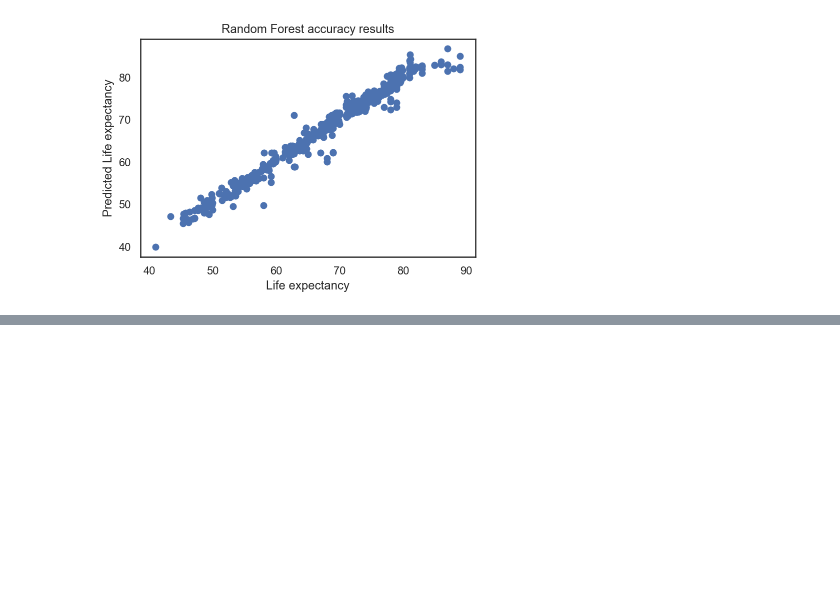
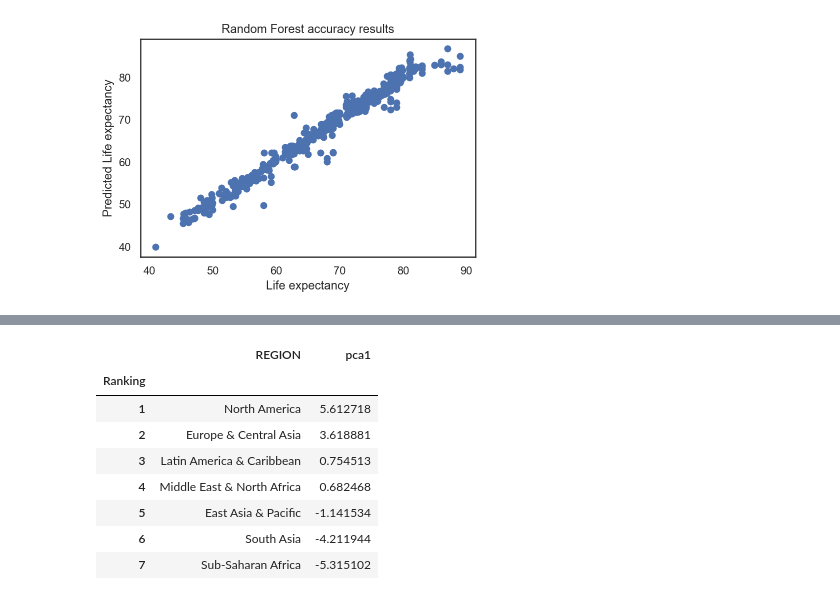
Before and after one commit to YoungAndJin96/Regression_LifeExpectancy, a Jupyter notebook: ipynb/Life_Expectancy_Regression.ipynb, the cells around one changed output, grey strips where cells are left out. Drawn from its saved outputs; the diff is of its cells as text; code cells hidden in the pictures; blank space fills up the shorter version.

```diff
--- a/ipynb/Life_Expectancy_Regression.ipynb
+++ b/ipynb/Life_Expectancy_Regression.ipynb
@@ -694,0 +713,26 @@ show_biplot(original, 2, 6)
+# %%
+# region ranking
+# data processing
+original = pd.read_csv("../datas/life_expectancy_data_fillna.csv")
+
+data = preprocessing(original)
+top_features = get_top_features(data, drop_n=5)
+fence = get_fence(data, top_features)
+data = drop_outlier(data, fence, top_features)
+data = data.drop(['COUNTRYCODE', 'ISO3166', 'YEAR', 'INCOMEGROUP'], axis=1)
+
+# n_componenet : region num
+data = data.groupby('REGION').mean().round(3)
+n_component = len(data.index)
+pca1_df = pd.DataFrame(sortion_pca1(n_component))
+pca1_df
+# %% [output]
+|  | REGION | pca1 |
+| Ranking |  |  |
+| 1 | North America | 5.612718 |
+| 2 | Europe & Central Asia | 3.618881 |
+| 3 | Latin America & Caribbean | 0.754513 |
+| 4 | Middle East & North Africa | 0.682468 |
+| 5 | East Asia & Pacific | -1.141534 |
+| 6 | South Asia | -4.211944 |
+| 7 | Sub-Saharan Africa | -5.315102 |
```
Also changed, not shown: parts of 8 cells of this notebook.
